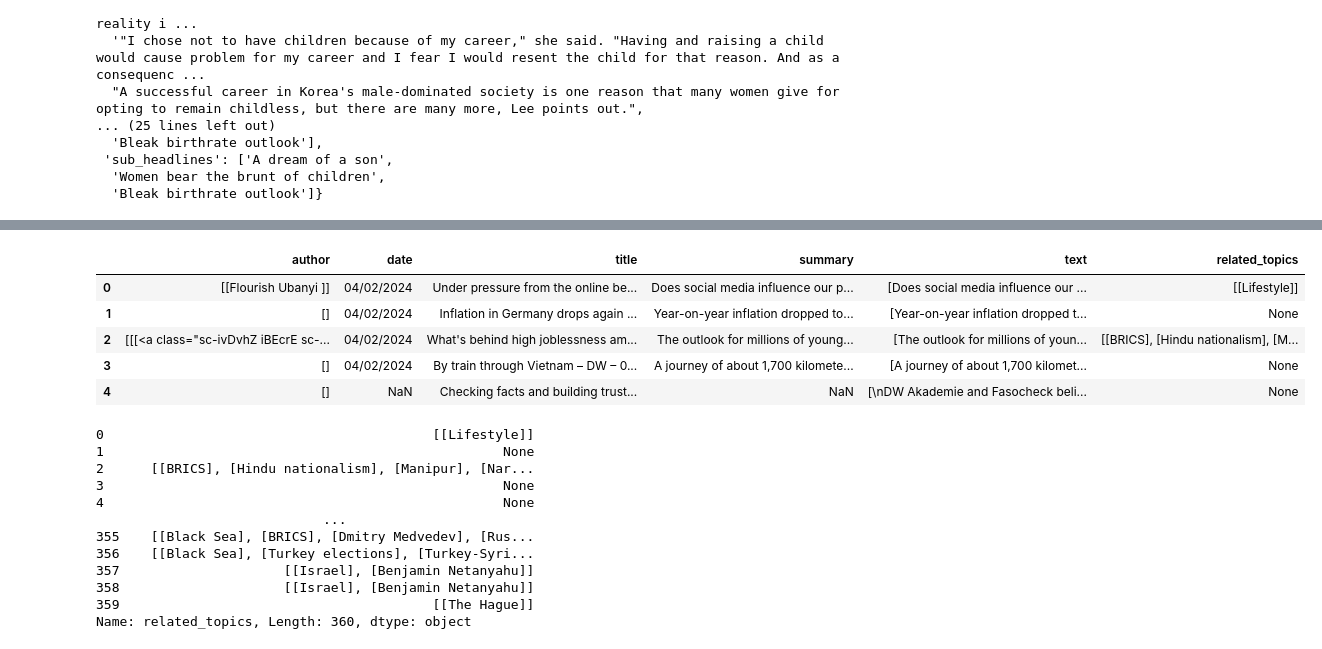
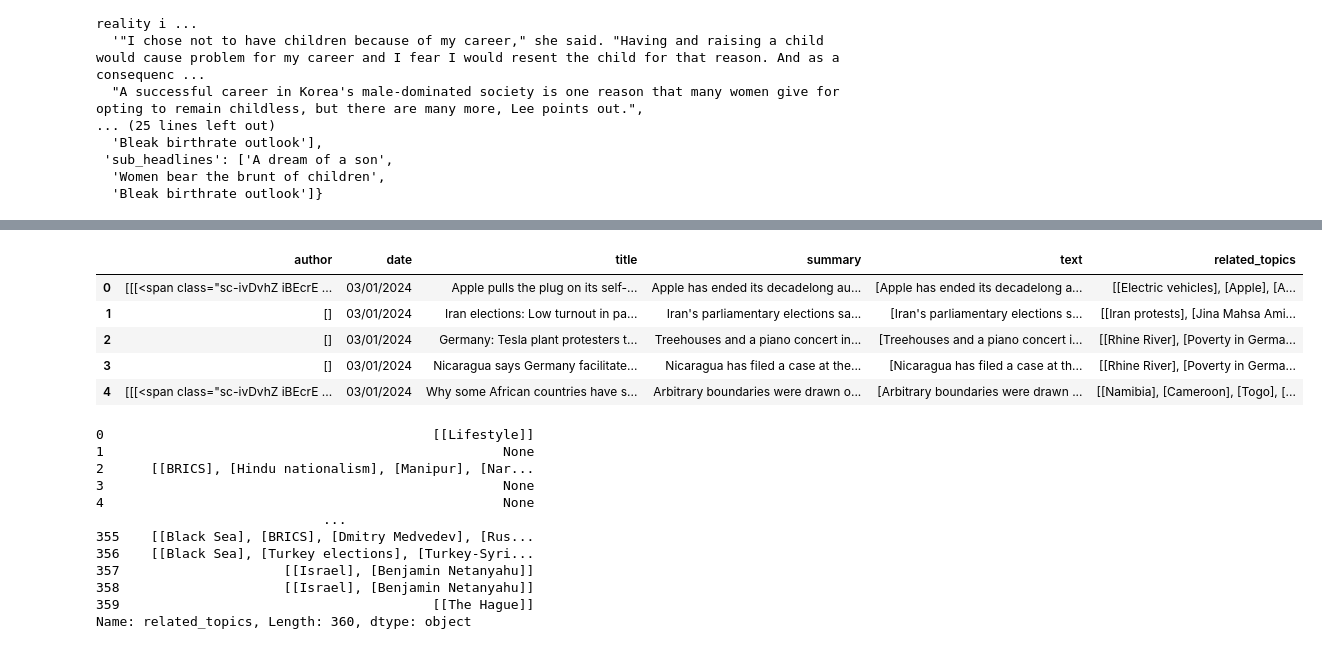
Before and after one commit to MartinDieCooleSocke420/sem2_social_media_analytics, a Jupyter notebook: weekly/01_problemset/experiment.ipynb, the cells around one changed output, grey strips where cells are left out. Drawn from its saved outputs; the diff is of its cells as text; code cells hidden in the pictures.

```diff
--- a/weekly/01_problemset/experiment.ipynb
+++ b/weekly/01_problemset/experiment.ipynb
@@ -109,25 +130,18 @@ in the second code block the relevant data will be extracted from all the links
 articleLinks = []
 page = 10
 more_pages = True
-target_date = "2024-04-01"
+target_date = "01.03.2024"
 
 while more_pages == True:
 
     print(f"Now scraping page {page}")
 
-    url = f"https://www.dw.com/search/?languageCode=en&sort=DATE&resultsCounter={page}"
+    url = f"https://www.dw.com/search/?languageCode=en&contentType=ARTICLE&from={target_date}&to={target_date}&sort=DATE&resultsCounter={page}"
     html = requests.get(url).text
     soup = BeautifulSoup(html, "html.parser")
 
     news = soup.select("div.searchResult")
     articleLinks.extend([article.a["href"] for article in news])
-
-    if news:
-        latest_date = soup.find_all(name="span", attrs={"class" : "date"})[-1].getText()
-
-        ## abbruchbedingung wenn das Datum des letzten Artikels vor dem 01.03.2024 liegt
-        if datetime.datetime.strptime(latest_date, "%d.%m.%Y") < datetime.datetime.strptime(target_date, "%Y-%m-%d"):
-            more_pages = False
 
     if soup.select("a.addPage"):
         page += 10
@@ -218,13 +285,13 @@ Finished 0.9722222222222222 %
 # %%
-articlesAsDataFrame = pd.DataFrame(result)
+articlesAsDataFrame = pd.DataFrame(scraped_data)
 articlesAsDataFrame.head()
 # %% [output]
 |  | author | date | title | summary | text | related_topics |
-| 0 | [[Flourish Ubanyi ]] | 04/02/2024 | Under pressure from the online be... | Does social media influence our p... | [Does social media influence our ... | [[Lifestyle]] |
-| 1 | [] | 04/02/2024 | Inflation in Germany drops again ... | Year-on-year inflation dropped to... | [Year-on-year inflation dropped t... | None |
-| 2 | [[[<a class="sc-ivDvhZ iBEcrE sc-... | 04/02/2024 | What's behind high joblessness am... | The outlook for millions of young... | [The outlook for millions of youn... | [[BRICS], [Hindu nationalism], [M... |
-| 3 | [] | 04/02/2024 | By train through Vietnam – DW – 0... | A journey of about 1,700 kilomete... | [A journey of about 1,700 kilomet... | None |
-| 4 | [] | NaN | Checking facts and building trust... | NaN | [\nDW Akademie and Fasocheck beli... | None |
+| 0 | [[[<span class="sc-ivDvhZ iBEcrE ... | 03/01/2024 | Apple pulls the plug on its self-... | Apple has ended its decadelong au... | [Apple has ended its decadelong a... | [[Electric vehicles], [Apple], [A... |
+| 1 | [] | 03/01/2024 | Iran elections: Low turnout in pa... | Iran's parliamentary elections sa... | [Iran's parliamentary elections s... | [[Iran protests], [Jina Mahsa Ami... |
+| 2 | [] | 03/01/2024 | Germany: Tesla plant protesters t... | Treehouses and a piano concert in... | [Treehouses and a piano concert i... | [[Rhine River], [Poverty in Germa... |
+| 3 | [] | 03/01/2024 | Nicaragua says Germany facilitate... | Nicaragua has filed a case at the... | [Nicaragua has filed a case at th... | [[Rhine River], [Poverty in Germa... |
+| 4 | [[[<span class="sc-ivDvhZ iBEcrE ... | 03/01/2024 | Why some African countries have s... | Arbitrary boundaries were drawn o... | [Arbitrary boundaries were drawn ... | [[Namibia], [Cameroon], [Togo], [... |
 # %%
 # transform date into datetime
 articlesAsDataFrame["date"] = pd.to_datetime(articlesAsDataFrame["date"], format="%m/%d/%Y")
```
Also changed, not shown: parts of 10 cells of this notebook.
